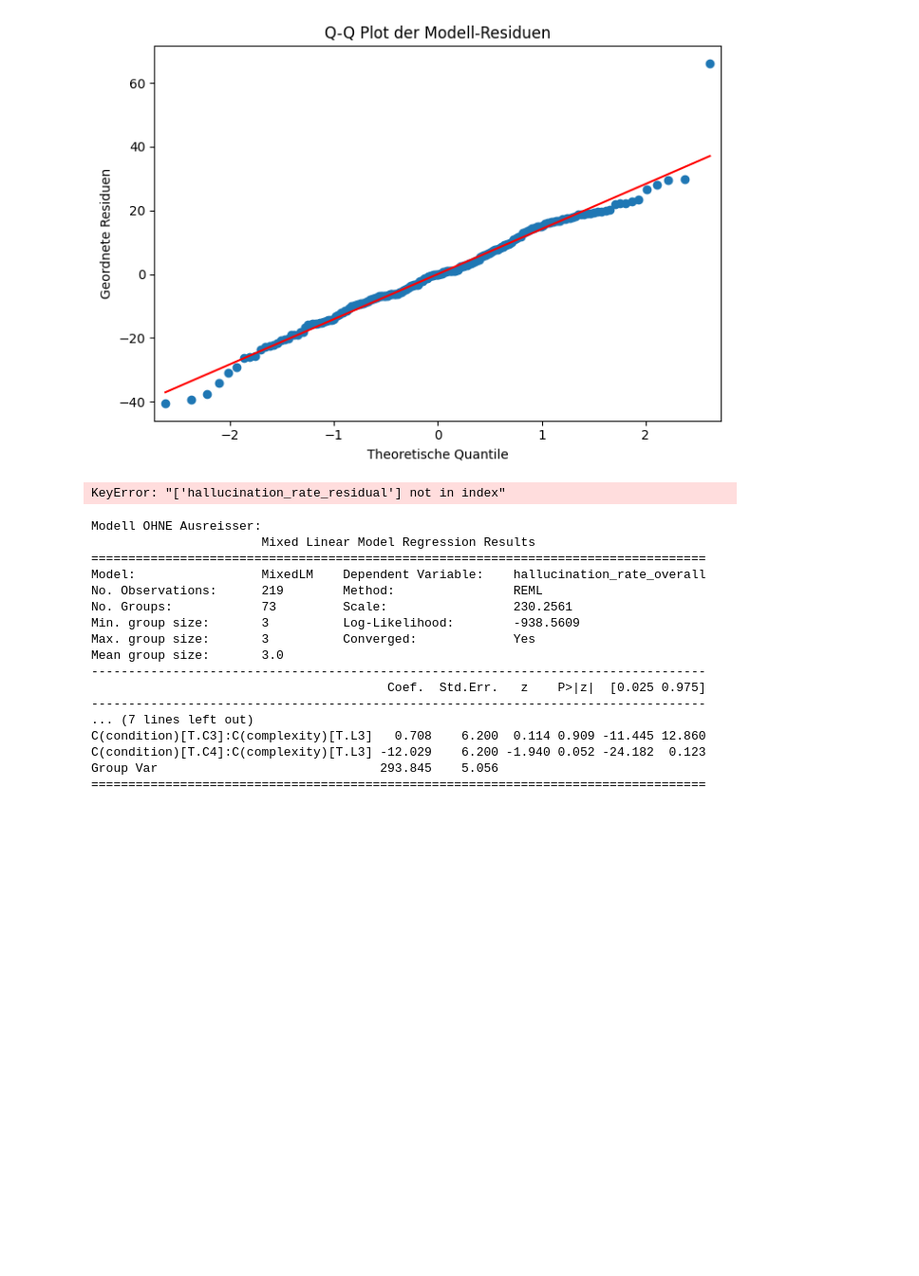
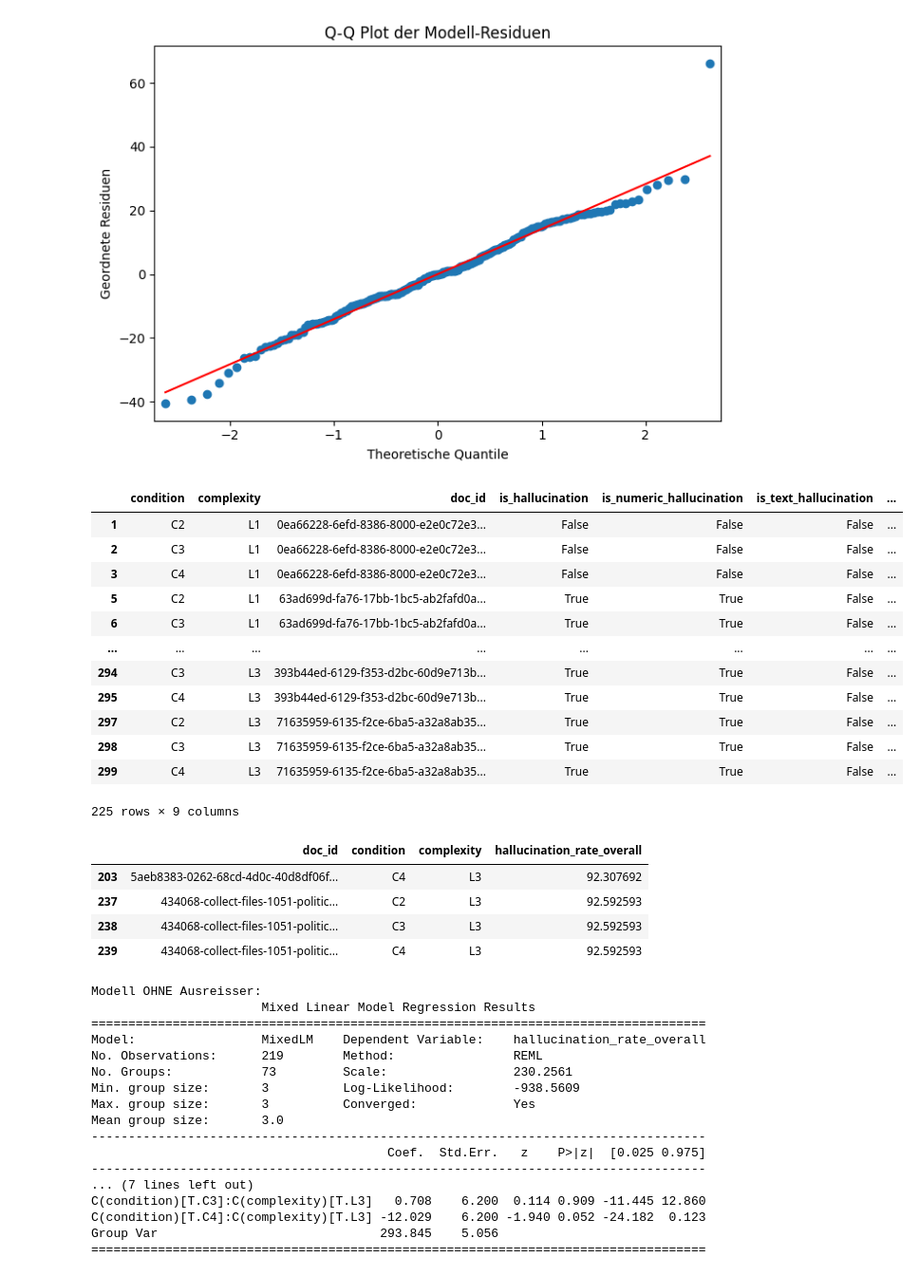
Before and after one commit to StefanEissler/doc-automation-architecture, a Jupyter notebook: notebooks/statistical_evaluation_A_internal.ipynb, the cells around one changed output. Shown at 95% size. Saved outputs shown, nothing was run; the diff lists cells and outputs as text; code cells hidden in the pictures; blank space fills up the shorter version.

```diff
--- a/notebooks/statistical_evaluation_A_internal.ipynb
+++ b/notebooks/statistical_evaluation_A_internal.ipynb
@@ -1404,6 +1438,22 @@ plt.tight_layout()
 plt.show()
 # %% [output]
 [figure]
+# %%
+df_hallucination
+# %% [output]
+|  | condition | complexity | doc_id | is_hallucination | is_numeric_hallucination | is_text_hallucination | ... |
+| 1 | C2 | L1 | 0ea66228-6efd-8386-8000-e2e0c72e3... | False | False | False | ... |
+| 2 | C3 | L1 | 0ea66228-6efd-8386-8000-e2e0c72e3... | False | False | False | ... |
+| 3 | C4 | L1 | 0ea66228-6efd-8386-8000-e2e0c72e3... | False | False | False | ... |
+| 5 | C2 | L1 | 63ad699d-fa76-17bb-1bc5-ab2fafd0a... | True | True | False | ... |
+| 6 | C3 | L1 | 63ad699d-fa76-17bb-1bc5-ab2fafd0a... | True | True | False | ... |
+| ... | ... | ... | ... | ... | ... | ... | ... |
+| 294 | C3 | L3 | 393b44ed-6129-f353-d2bc-60d9e713b... | True | True | False | ... |
+| 295 | C4 | L3 | 393b44ed-6129-f353-d2bc-60d9e713b... | True | True | False | ... |
+| 297 | C2 | L3 | 71635959-6135-f2ce-6ba5-a32a8ab35... | True | True | False | ... |
+| 298 | C3 | L3 | 71635959-6135-f2ce-6ba5-a32a8ab35... | True | True | False | ... |
+| 299 | C4 | L3 | 71635959-6135-f2ce-6ba5-a32a8ab35... | True | True | False | ... |
+225 rows × 9 columns
 # %%
 fehler_doku = df_hallucination[df_hallucination["hallucination_rate_overall"] > 90]
 pd.set_option("display.max_colwidth", None)
@@ -1414,12 +1464,15 @@ display(
             "condition",
             "complexity",
             "hallucination_rate_overall",
-            "hallucination_rate_residual",
         ]
     ]
 )
 # %% [output]
-KeyError: "['hallucination_rate_residual'] not in index"
+|  | doc_id | condition | complexity | hallucination_rate_overall |
+| 203 | 5aeb8383-0262-68cd-4d0c-40d8df06f... | C4 | L3 | 92.307692 |
+| 237 | 434068-collect-files-1051-politic... | C2 | L3 | 92.592593 |
+| 238 | 434068-collect-files-1051-politic... | C3 | L3 | 92.592593 |
+| 239 | 434068-collect-files-1051-politic... | C4 | L3 | 92.592593 |
 # %%
 ausreisser_ids = [
     "5aeb8383-0262-68cd-4d0c-40d8df06f2b5.pdf",
```
Also changed, not shown: parts of 28 cells of this notebook, 8 other files.
